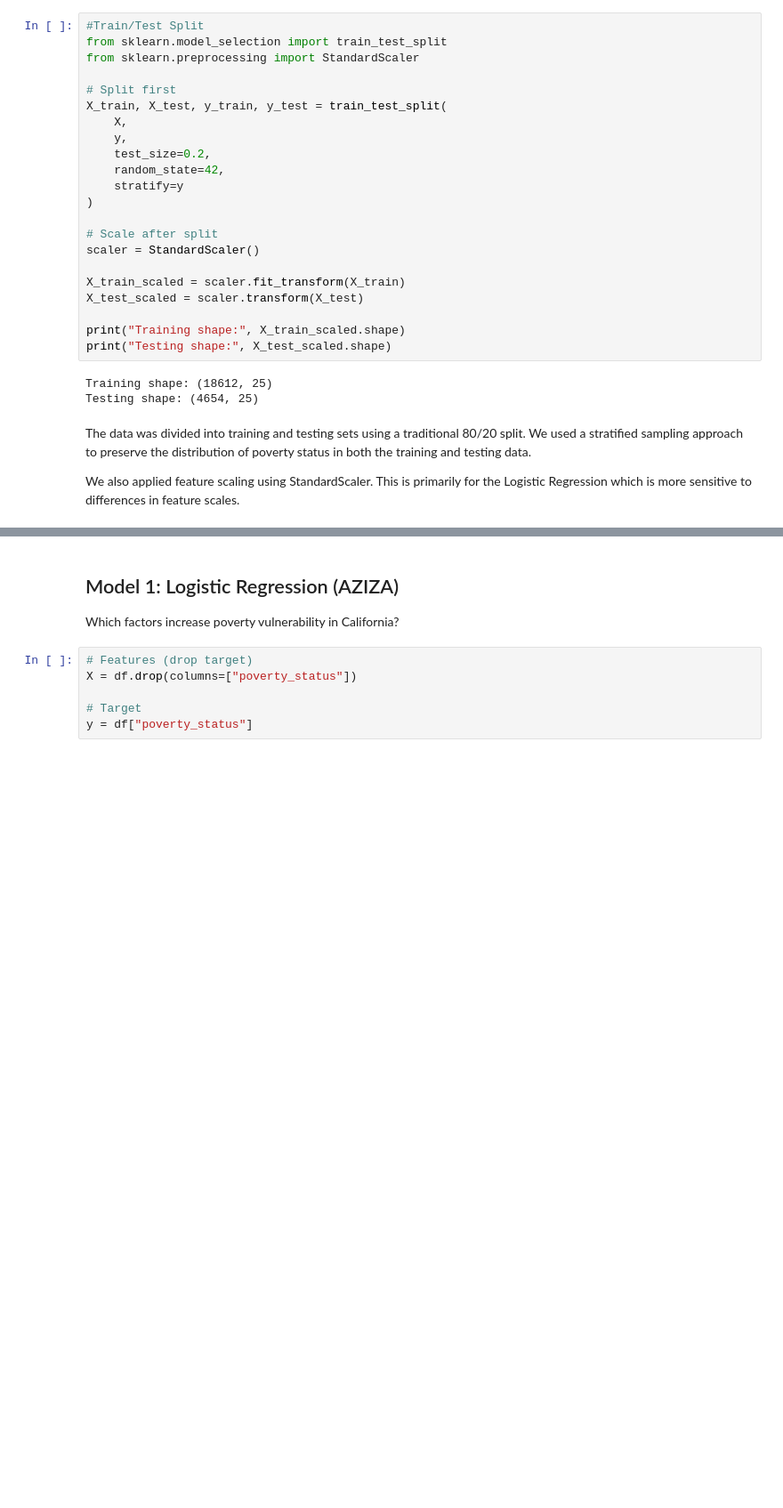
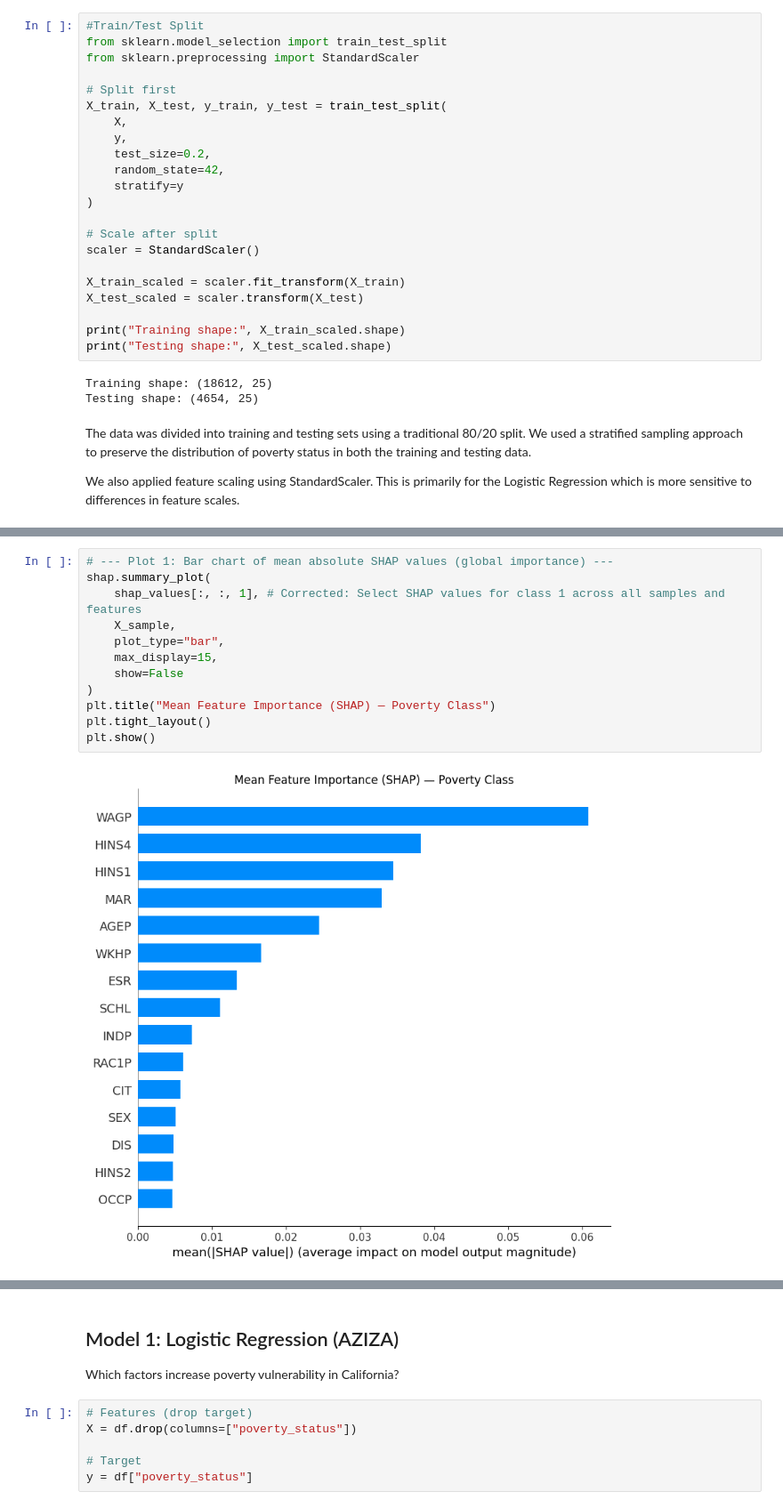
Before and after one commit to marcelalozano27-ship-it/Predicting-CA-Poverty--ML-Project, a Jupyter notebook: MLFinalProject.ipynb, the cells around one changed output, grey strips where cells are left out. Shown at 89% size. Cells and saved outputs as stored; diff of their text form; blank space fills up the shorter version.

```diff
--- a/MLFinalProject.ipynb
+++ b/MLFinalProject.ipynb
@@ -471,0 +480,14 @@ We also applied feature scaling using StandardScaler. This is primarily for the
+# %%
+# --- Plot 1: Bar chart of mean absolute SHAP values (global importance) ---
+shap.summary_plot(
+    shap_values[:, :, 1], # Corrected: Select SHAP values for class 1 across all samples and features
+    X_sample,
+    plot_type="bar",
+    max_display=15,
+    show=False
+)
+plt.title("Mean Feature Importance (SHAP) — Poverty Class")
+plt.tight_layout()
+plt.show()
+# %% [output]
+[figure, added]
```
Also changed, not shown: parts of 13 cells of this notebook.
